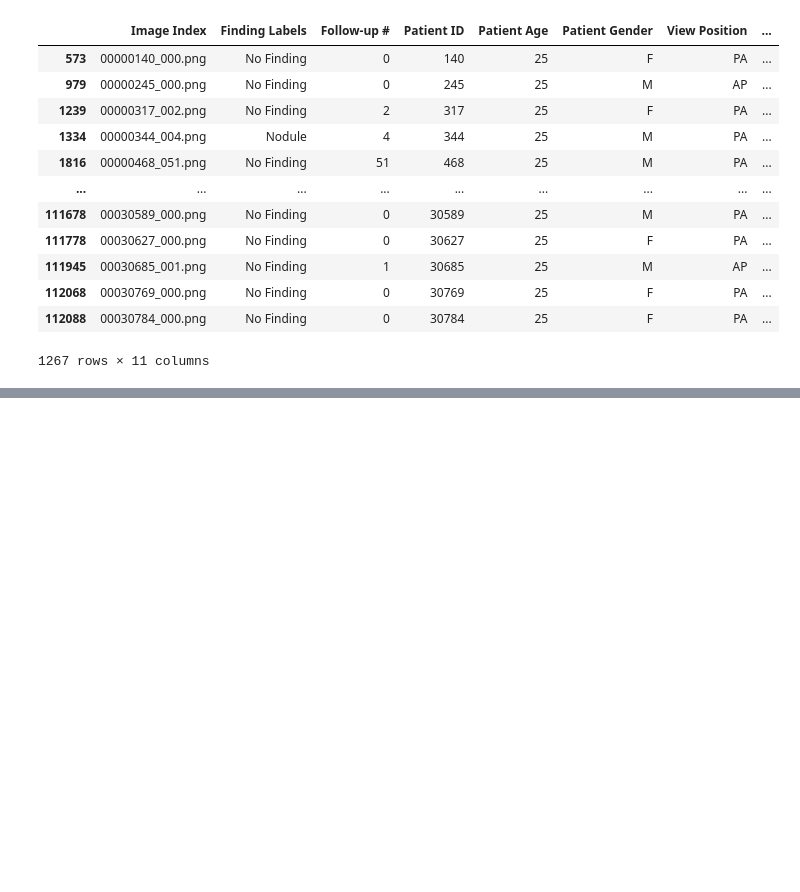
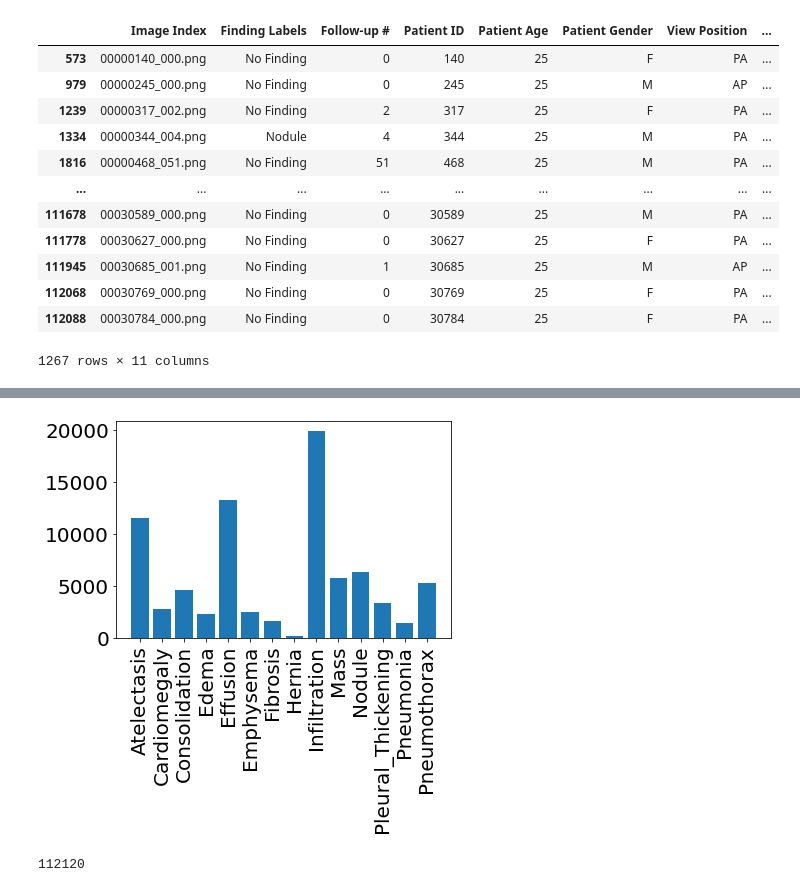
Before and after one commit to mrdchry/NIH-CHEST-XRAY, a Jupyter notebook: NIH-CHEST-XRAY-Model-Building.ipynb, the cells around one changed output, grey strips where cells are left out. Drawn from its saved outputs; the diff is of its cells as text; code cells hidden in the pictures; blank space fills up the shorter version.

```diff
--- a/NIH-CHEST-XRAY-Model-Building.ipynb
+++ b/NIH-CHEST-XRAY-Model-Building.ipynb
@@ -131,0 +177,11 @@ plt.imshow(image_orig_1)
+# %%
+data_entry_df['Finding Labels'] = data_entry_df['Finding Labels'].map(lambda x: x.replace('No Finding', ''))
+all_labels = np.unique(list(chain(*data_entry_df['Finding Labels'].map(lambda x: x.split('|')).tolist())))
+all_labels = [x for x in all_labels if len(x)>0]
+len(all_labels)
+for current_label in all_labels:
+    #if we find a non-empty label, map it to a separate column with a value '1' and leave '0' for the ones not found
+    #so in the end we have an encoded array
+    if(len(current_label)>1):
+        data_entry_df[current_label] = data_entry_df['Finding Labels'].map(lambda found: 1.0 if current_label in found else 0)
+data_entry_df.sample(25)
@@ -131,0 +207,6 @@ plt.imshow(image_orig_1)
+# %%
+diseases_df = data_entry_df[['Image Index','Effusion','Atelectasis','Cardiomegaly','Consolidation','Edema',
+                         'Emphysema', 'Fibrosis', 'Hernia', 'Infiltration','Mass', 'Nodule',
+                          'Pleural_Thickening', 'Pneumonia','Pneumothorax'
+                         ]]
+diseases_df
@@ -131,0 +227,39 @@ plt.imshow(image_orig_1)
+# %%
+disease_counts = []
+
+for l in all_labels:
+    tempcount = (diseases_df[l] != 0).sum()
+    disease_counts.append(tempcount)
+
+diseases_counts_combined_df = []
+for l,c in zip(all_labels,disease_counts):
+    temp =(l,c)
+    diseases_counts_combined_df.append(temp)
+diseases_counts_combined_df
+
+y_pos = np.arange(len(all_labels))
+
+# Create bars
+plt.bar(y_pos, disease_counts)
+
+# Create names on the x-axis
+plt.xticks(y_pos, all_labels, rotation = 90)
+
+# Show graphic
+plt.show()
+# %% [output]
+[figure, added]
+# %%
+given_labels = np.array(['Atelectasis', 'Cardiomegaly', 'Consolidation','Edema',
+                         'Effusion', 'Emphysema', 'Fibrosis', 'Hernia', 'Infiltration',
+                         'Mass', 'No Finding', 'Nodule', 'Pleural_Thickening', 'Pneumonia',
+                         'Pneumothorax'])
+
+d1 = dict((given_labels[i], i) for i in range(len(given_labels)))
+#d1
+d2 = dict(zip(data_entry_df['Image Index'], data_entry_df['Finding Labels']))
+#d2
+diseases = {k: v.split("|") for k, v in d2.items()}
+#len(diseases.keys())
+# %% [output]
+112120
```
Also changed, not shown: parts of 15 cells of this notebook.
